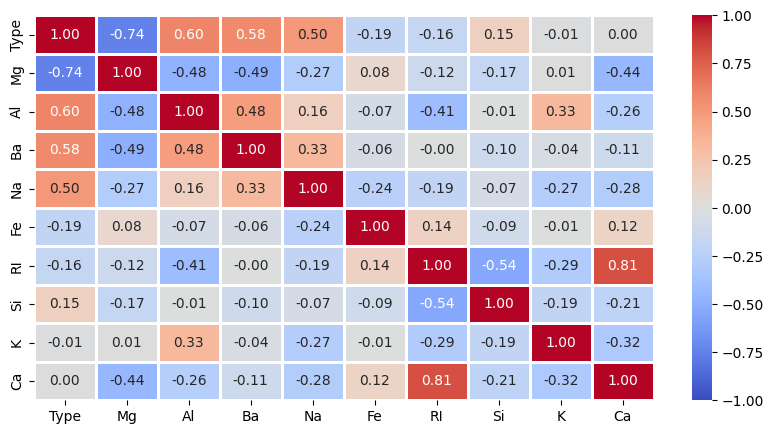
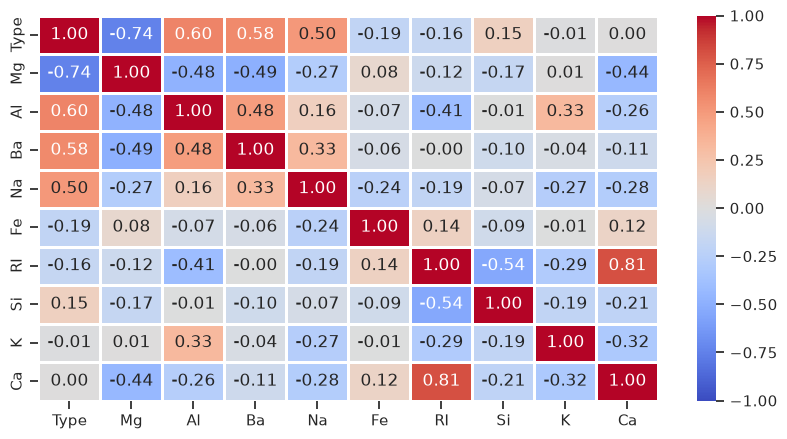
Code edit (unified diff) that turned the first committed figure into the second:
--- before
+++ after
@@ -2,4 +2,5 @@
 sorted_columns = crm[glass_targetname].abs().sort_values(ascending=False).index
 sorted_features = sorted_columns[1:]
-seaborn.heatmap(crm.loc[sorted_columns,sorted_columns], linewidth=.8, vmin=-1, vmax=1,
-                annot=True, fmt=".2f", cmap="coolwarm");
+seaborn.heatmap(crm.loc[sorted_columns,sorted_columns], linewidth=.8,
+                vmin=-1, vmax=1, cmap="coolwarm",
+                annot=True, fmt=".2f");

Commit: seaborn figure styling, wip